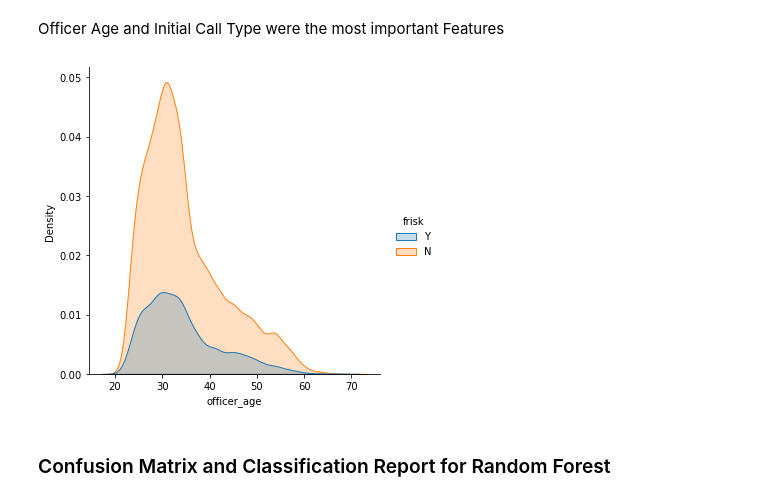
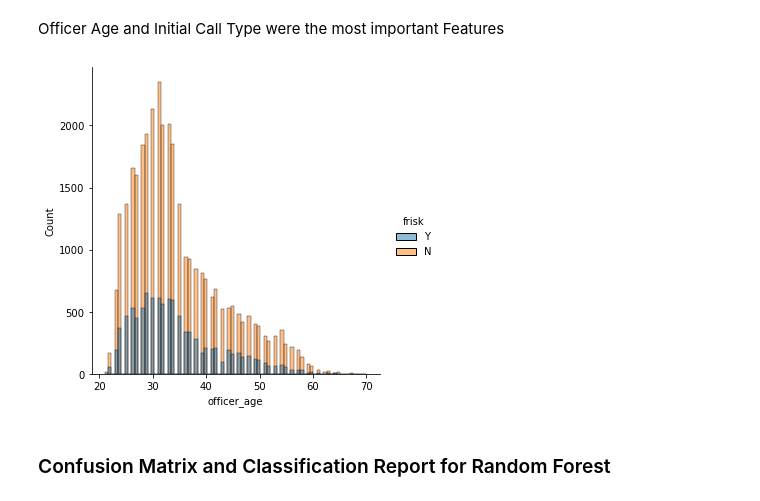
Before and after one commit to letruong711/Terry_Stop_Frisk, a Jupyter notebook: Modeling.ipynb, the cells around one changed output. Saved outputs shown, nothing was run; the diff lists cells and outputs as text; code cells hidden in the pictures.

```diff
--- a/Modeling.ipynb
+++ b/Modeling.ipynb
@@ -323,9 +325,9 @@ sns.barplot(x="impt", y="name", data=fi,
 # %% [markdown]
 Officer Age and Initial Call Type were the most important Features
 # %%
-sns.displot(data=df, x='officer_age', hue='frisk', kind='kde', fill=True);
+sns.displot(data=df, x='officer_age', hue='frisk', fill=True);
 # %% [output]
-[figure, old version]
+[figure, new version]
 # %% [markdown]
 ### Confusion Matrix and Classification Report for Random Forest
 # %%
```
Also changed, not shown: parts of 7 cells of this notebook, 1 other file.
